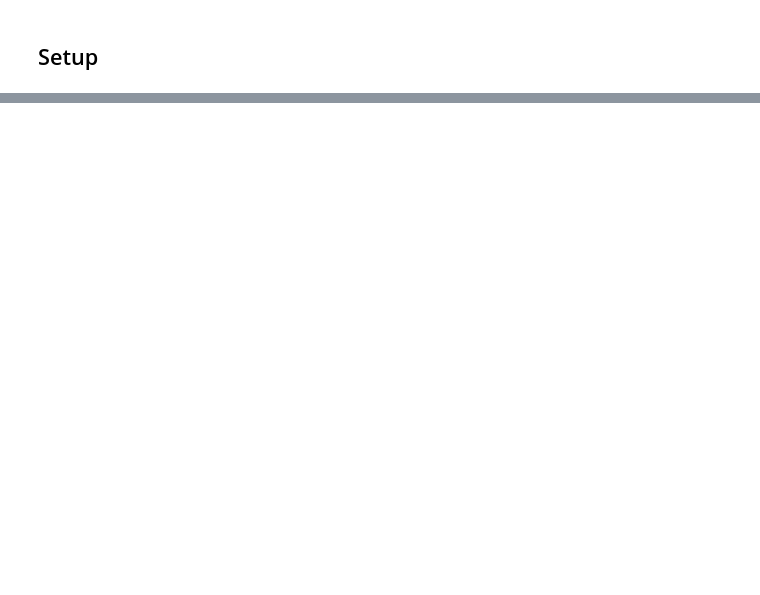
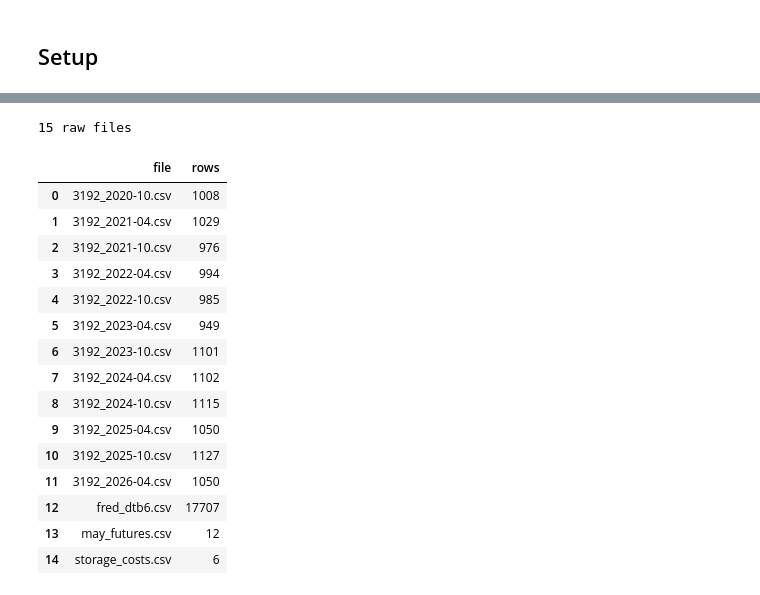
Before and after one commit to Jessie-Ren699/corn-storage-basis, a Jupyter notebook: notebooks/00_walkthrough.ipynb, the cells around one changed output, grey strips where cells are left out. Saved outputs shown, nothing was run; the diff lists cells and outputs as text; code cells hidden in the pictures; blank space fills up the shorter version.

```diff
--- a/notebooks/00_walkthrough.ipynb
+++ b/notebooks/00_walkthrough.ipynb
@@ -210,0 +60,25 @@ shape: 12 rows x 8 columns
+# %%
+# Count rows in each raw file the pipeline uses (the leftover test pull is skipped)
+files = sorted(f for f in (ROOT / "data/raw").glob("*.csv") if not f.name.startswith("test_"))
+raw = pd.DataFrame({"file": [f.name for f in files],
+                    "rows": [len(pd.read_csv(f, low_memory=False)) for f in files]})
+print(f"{len(raw)} raw files")
+display(raw)
+# %% [output]
+15 raw files
+|  | file | rows |
+| 0 | 3192_2020-10.csv | 1008 |
+| 1 | 3192_2021-04.csv | 1029 |
+| 2 | 3192_2021-10.csv | 976 |
+| 3 | 3192_2022-04.csv | 994 |
+| 4 | 3192_2022-10.csv | 985 |
+| 5 | 3192_2023-04.csv | 949 |
+| 6 | 3192_2023-10.csv | 1101 |
+| 7 | 3192_2024-04.csv | 1102 |
+| 8 | 3192_2024-10.csv | 1115 |
+| 9 | 3192_2025-04.csv | 1050 |
+| 10 | 3192_2025-10.csv | 1127 |
+| 11 | 3192_2026-04.csv | 1050 |
+| 12 | fred_dtb6.csv | 17707 |
+| 13 | may_futures.csv | 12 |
+| 14 | storage_costs.csv | 6 |
```
Also changed, not shown: parts of 65 cells of this notebook.
